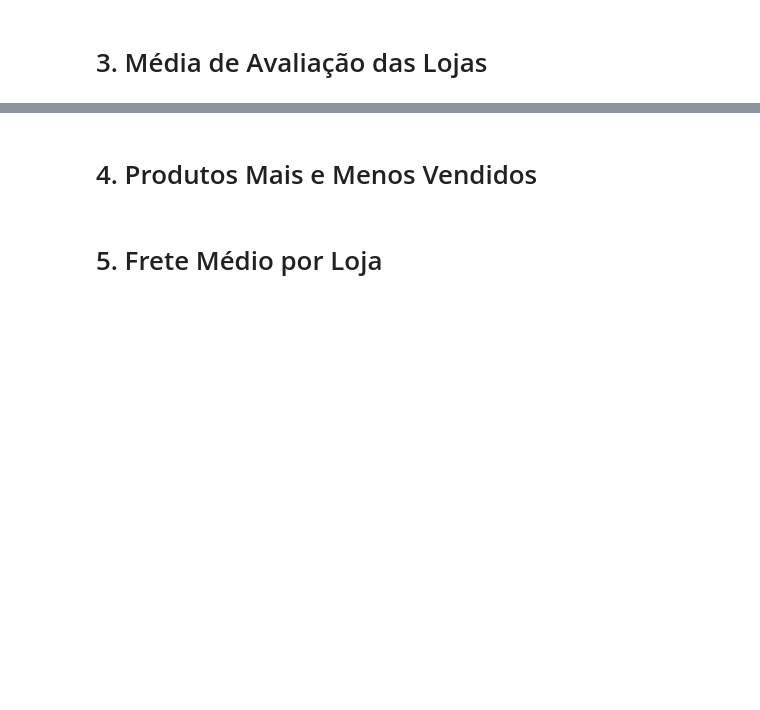
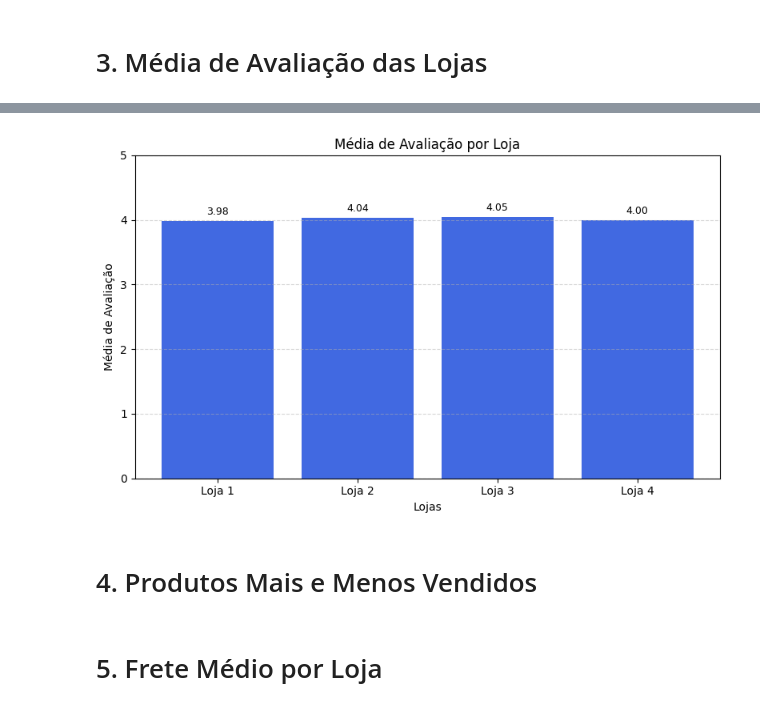
Before and after one commit to LucasCA-Git/ONE-Data_Science, a Jupyter notebook: colab/AluraStoreBr.ipynb, the cells around one changed output, grey strips where cells are left out. Cells and saved outputs as stored; diff of their text form; code cells hidden in the pictures; blank space fills up the shorter version.

```diff
--- a/colab/AluraStoreBr.ipynb
+++ b/colab/AluraStoreBr.ipynb
@@ -57,3 +114,25 @@ plt.show()
+# %%
+# Dados para o gráfico
+lojas = ["Loja 1", "Loja 2", "Loja 3", "Loja 4"]
+avaliacoes = [media_avaliacao_loja1, media_avaliacao_loja2, media_avaliacao_loja3, media_avaliacao_loja4]
+
+# Criando o gráfico
+plt.figure(figsize=(8, 5))
+plt.bar(lojas, avaliacoes, color='royalblue')
+plt.title("Média de Avaliação por Loja")
+plt.ylabel("Média de Avaliação")
+plt.xlabel("Lojas")
+plt.ylim(0, 5)  # assumindo que a escala de avaliação vai até 5
+plt.grid(axis='y', linestyle='--', alpha=0.5)
+
+# Adiciona os valores em cima das barras
+for i, valor in enumerate(avaliacoes):
+    plt.text(i, valor + 0.1, f"{valor:.2f}", ha='center', fontsize=9)
+
+plt.tight_layout()
+plt.show()
+# %% [output]
+[figure, added]
 # %% [markdown]
 # 4. Produtos Mais e Menos Vendidos
 # %% [markdown]
```
Also changed, not shown: parts of 3 cells of this notebook.
